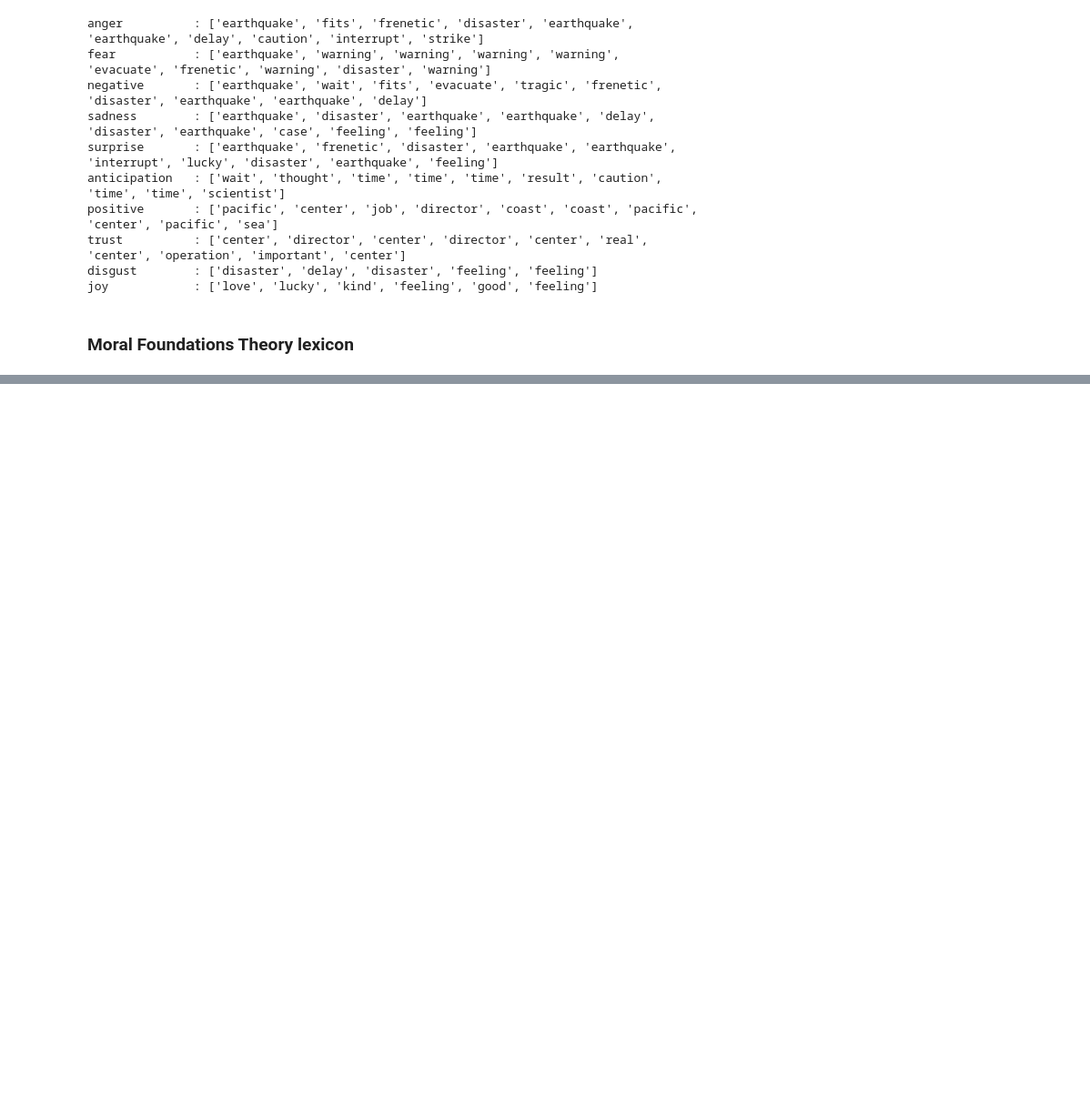
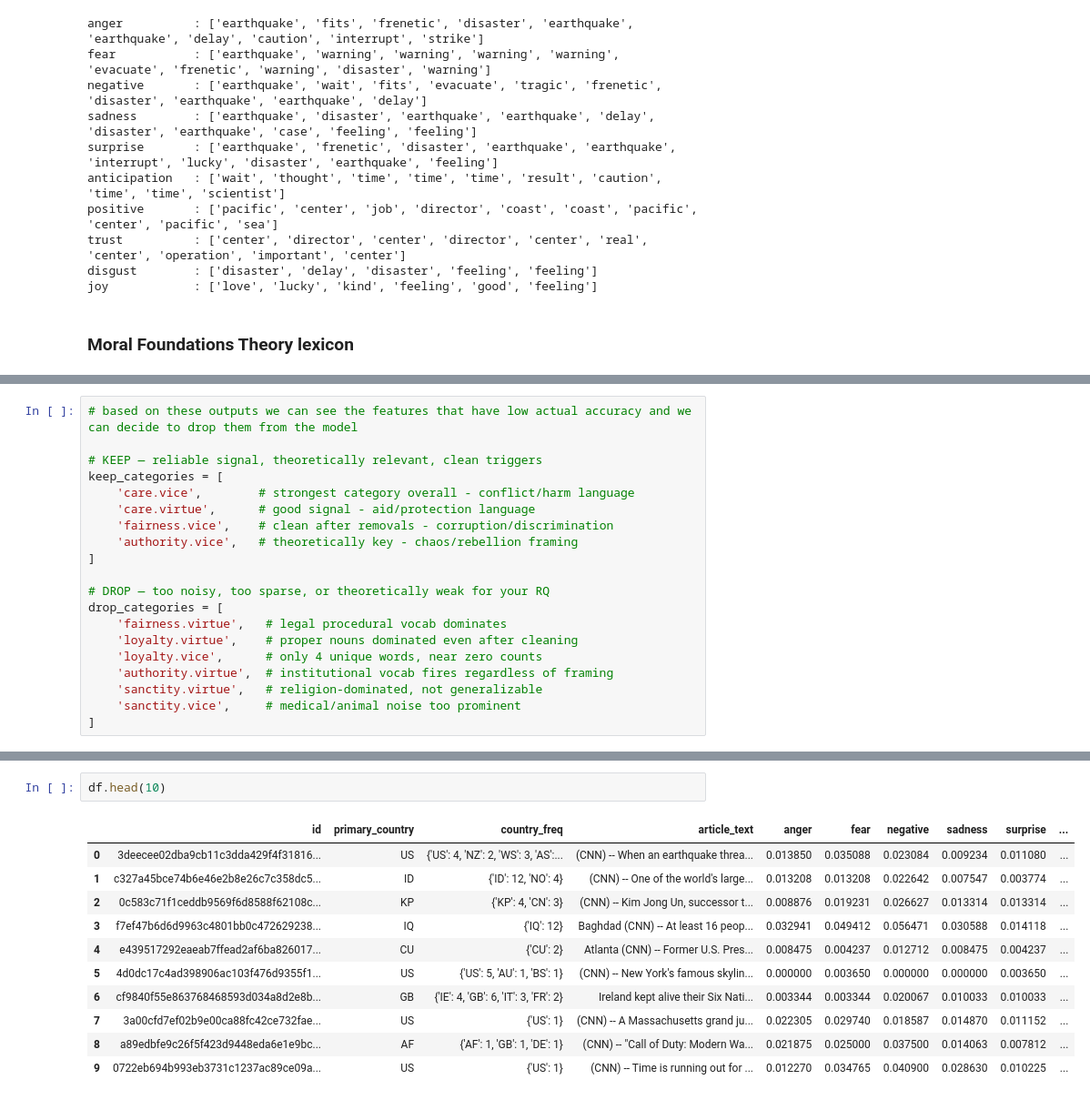
Before and after one commit to Norinasayande/Voices-in-the-news, a Jupyter notebook: NRC_lexicon_and _other.ipynb, the cells around one changed output, grey strips where cells are left out. Shown at 91% size. Drawn from its saved outputs; the diff is of its cells as text; blank space fills up the shorter version.

Commit message:
ive done the moral framing for a sample here and also did the nrc, but low accuracy i need to reslove how to go about it

```diff
--- a/NRC_lexicon_and _other.ipynb
+++ b/NRC_lexicon_and _other.ipynb
@@ -263,0 +438,20 @@ df.head(20)
+# %%
+# based on these outputs we can see the features that have low actual accuracy and we can decide to drop them from the model
+
+# KEEP — reliable signal, theoretically relevant, clean triggers
+keep_categories = [
+    'care.vice',        # strongest category overall - conflict/harm language
+    'care.virtue',      # good signal - aid/protection language
+    'fairness.vice',    # clean after removals - corruption/discrimination
+    'authority.vice',   # theoretically key - chaos/rebellion framing
+]
+
+# DROP — too noisy, too sparse, or theoretically weak for your RQ
+drop_categories = [
+    'fairness.virtue',   # legal procedural vocab dominates
+    'loyalty.virtue',    # proper nouns dominated even after cleaning
+    'loyalty.vice',      # only 4 unique words, near zero counts
+    'authority.virtue',  # institutional vocab fires regardless of framing
+    'sanctity.virtue',   # religion-dominated, not generalizable
+    'sanctity.vice',     # medical/animal noise too prominent
+]
@@ -263,0 +510,14 @@ df.head(20)
+# %%
+df.head(10)
+# %% [output]
+|  | id | primary_country | country_freq | article_text | anger | fear | negative | sadness | surprise | ... |
+| 0 | 3deecee02dba9cb11c3dda429f4f31816... | US | {'US': 4, 'NZ': 2, 'WS': 3, 'AS':... | (CNN) -- When an earthquake threa... | 0.013850 | 0.035088 | 0.023084 | 0.009234 | 0.011080 | ... |
+| 1 | c327a45bce74b6e46e2b8e26c7c358dc5... | ID | {'ID': 12, 'NO': 4} | (CNN) -- One of the world's large... | 0.013208 | 0.013208 | 0.022642 | 0.007547 | 0.003774 | ... |
+| 2 | 0c583c71f1ceddb9569f6d8588f62108c... | KP | {'KP': 4, 'CN': 3} | (CNN) -- Kim Jong Un, successor t... | 0.008876 | 0.019231 | 0.026627 | 0.013314 | 0.013314 | ... |
+| 3 | f7ef47b6d6d9963c4801bb0c472629238... | IQ | {'IQ': 12} | Baghdad (CNN) -- At least 16 peop... | 0.032941 | 0.049412 | 0.056471 | 0.030588 | 0.014118 | ... |
+| 4 | e439517292eaeab7ffead2af6ba826017... | CU | {'CU': 2} | Atlanta (CNN) -- Former U.S. Pres... | 0.008475 | 0.004237 | 0.012712 | 0.008475 | 0.004237 | ... |
+| 5 | 4d0dc17c4ad398906ac103f476d9355f1... | US | {'US': 5, 'AU': 1, 'BS': 1} | (CNN) -- New York's famous skylin... | 0.000000 | 0.003650 | 0.000000 | 0.000000 | 0.003650 | ... |
+| 6 | cf9840f55e863768468593d034a8d2e8b... | GB | {'IE': 4, 'GB': 6, 'IT': 3, 'FR': 2} | Ireland kept alive their Six Nati... | 0.003344 | 0.003344 | 0.020067 | 0.010033 | 0.010033 | ... |
+| 7 | 3a00cfd7ef02b9e00ca88fc42ce732fae... | US | {'US': 1} | (CNN) -- A Massachusetts grand ju... | 0.022305 | 0.029740 | 0.018587 | 0.014870 | 0.011152 | ... |
+| 8 | a89edbfe9c26f5f423d9448eda6e1e9bc... | AF | {'AF': 1, 'GB': 1, 'DE': 1} | (CNN) -- "Call of Duty: Modern Wa... | 0.021875 | 0.025000 | 0.037500 | 0.014063 | 0.007812 | ... |
+| 9 | 0722eb694b993eb3731c1237ac89ce09a... | US | {'US': 1} | (CNN) -- Time is running out for ... | 0.012270 | 0.034765 | 0.040900 | 0.028630 | 0.010225 | ... |
```
Also changed, not shown: parts of 8 cells of this notebook.
